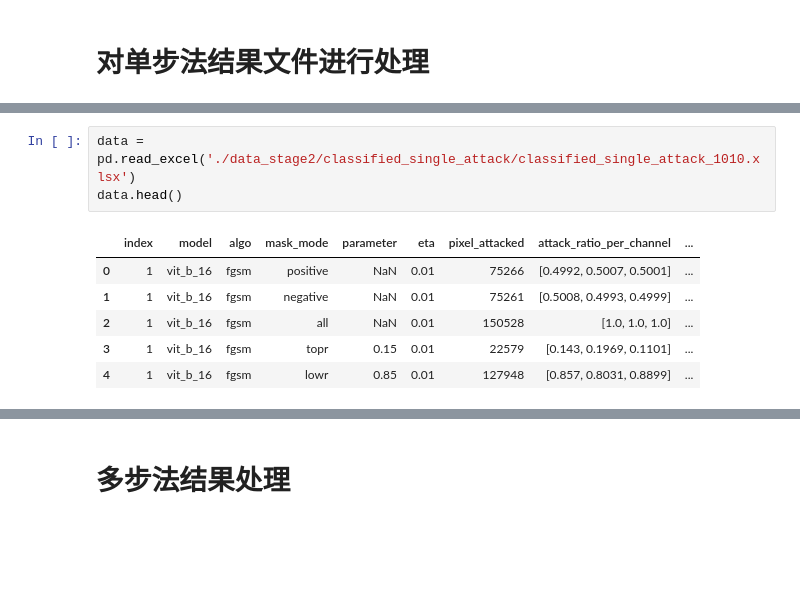
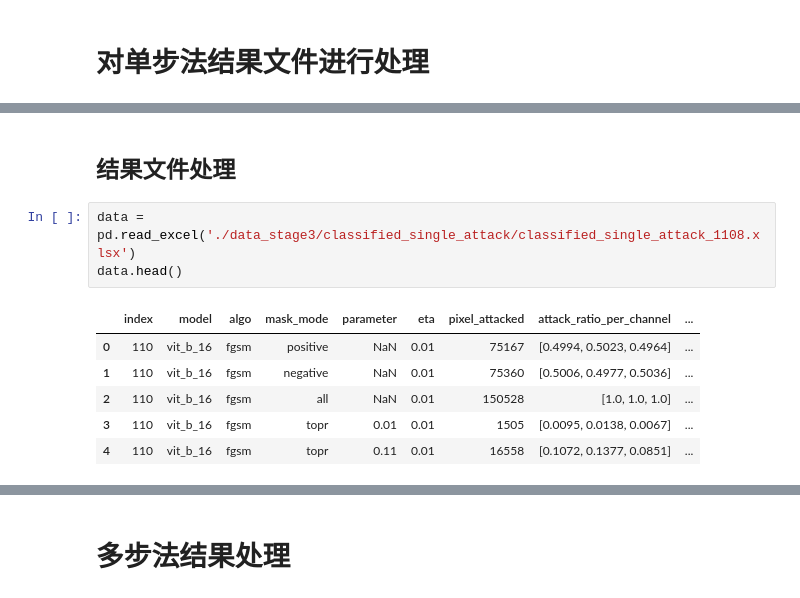
Before and after one commit to zhaobenyan51129/robustness_with_visualization, a Jupyter notebook: data_analysis_classified.ipynb, the cells around one changed output, grey strips where cells are left out. Cells and saved outputs as stored; diff of their text form; blank space fills up the shorter version.

```diff
--- a/data_analysis_classified.ipynb
+++ b/data_analysis_classified.ipynb
@@ -100,13 +169,15 @@ id2rankdict
+# %% [markdown]
+## 结果文件处理
 # %%
-data = pd.read_excel('./data_stage2/classified_single_attack/classified_single_attack_1010.xlsx')
+data = pd.read_excel('./data_stage3/classified_single_attack/classified_single_attack_1108.xlsx')
 data.head()
 # %% [output]
 |  | index | model | algo | mask_mode | parameter | eta | pixel_attacked | attack_ratio_per_channel | ... |
-| 0 | 1 | vit_b_16 | fgsm | positive | NaN | 0.01 | 75266 | [0.4992, 0.5007, 0.5001] | ... |
-| 1 | 1 | vit_b_16 | fgsm | negative | NaN | 0.01 | 75261 | [0.5008, 0.4993, 0.4999] | ... |
-| 2 | 1 | vit_b_16 | fgsm | all | NaN | 0.01 | 150528 | [1.0, 1.0, 1.0] | ... |
-| 3 | 1 | vit_b_16 | fgsm | topr | 0.15 | 0.01 | 22579 | [0.143, 0.1969, 0.1101] | ... |
-| 4 | 1 | vit_b_16 | fgsm | lowr | 0.85 | 0.01 | 127948 | [0.857, 0.8031, 0.8899] | ... |
+| 0 | 110 | vit_b_16 | fgsm | positive | NaN | 0.01 | 75167 | [0.4994, 0.5023, 0.4964] | ... |
+| 1 | 110 | vit_b_16 | fgsm | negative | NaN | 0.01 | 75360 | [0.5006, 0.4977, 0.5036] | ... |
+| 2 | 110 | vit_b_16 | fgsm | all | NaN | 0.01 | 150528 | [1.0, 1.0, 1.0] | ... |
+| 3 | 110 | vit_b_16 | fgsm | topr | 0.01 | 0.01 | 1505 | [0.0095, 0.0138, 0.0067] | ... |
+| 4 | 110 | vit_b_16 | fgsm | topr | 0.11 | 0.01 | 16558 | [0.1072, 0.1377, 0.0851] | ... |
 # %%
 def mean_of_lists(series):
     # 将每个元素转换为 NumPy 数组，然后计算均值
```
Also changed, not shown: parts of 33 cells of this notebook, 7 other files.
